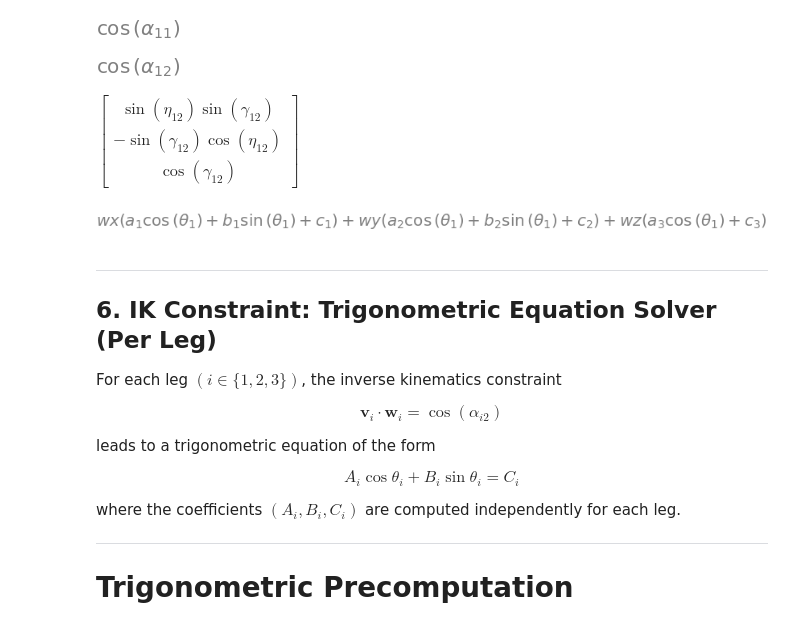
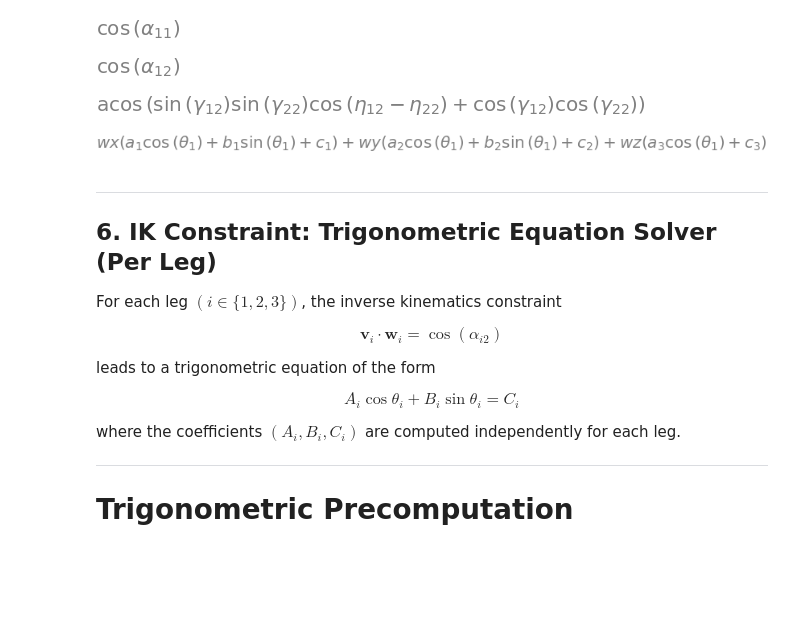
Before and after one commit to ChawinOph/spm-mechanics, a Jupyter notebook: notebooks/spm_kinematics.ipynb, the cells around one changed output. Saved outputs shown, nothing was run; the diff lists cells and outputs as text; code cells hidden in the pictures; blank space fills up the shorter version.

```diff
--- a/notebooks/spm_kinematics.ipynb
+++ b/notebooks/spm_kinematics.ipynb
@@ -307,11 +315,15 @@ v1_dot_w1
 # %%
 # Symbolically Compute w_i in terms of R_d
 w_10 = Rz(eta_12) * Rx(gamma_12) * Matrix([0, 0, 1])
+w_20 = Rz(eta_22) * Rx(gamma_22) * Matrix([0, 0, 1])
 # w_1 = R_d * Rz(eta_12) * Rx(gamma_12) * Matrix([0, 0, 1])
 # w_10, w_1
 w_10
+
+w_10_dot_w_20 = trigsimp(w_10.dot(w_20))
+acos(w_10_dot_w_20)
 # %% [output]
-$\displaystyle \left[\begin{matrix}\sin{\left(\eta_{12} \right)} \sin{\left(\gamma_{12} \right)}\\- \sin{\left(\gamma_{12} \right)} \cos{\left(\eta_{12} \right)}\\\cos{\left(\gamma_{12} \right)}\end{matrix}\right]$
+[figure, added]
 # %%
 v_1 = Matrix([a1*cos(theta_1) + b1*sin(theta_1) + c1,
               a2*cos(theta_1) + b2*sin(theta_1) + c2,
```
Also changed, not shown: parts of 9 cells of this notebook.
